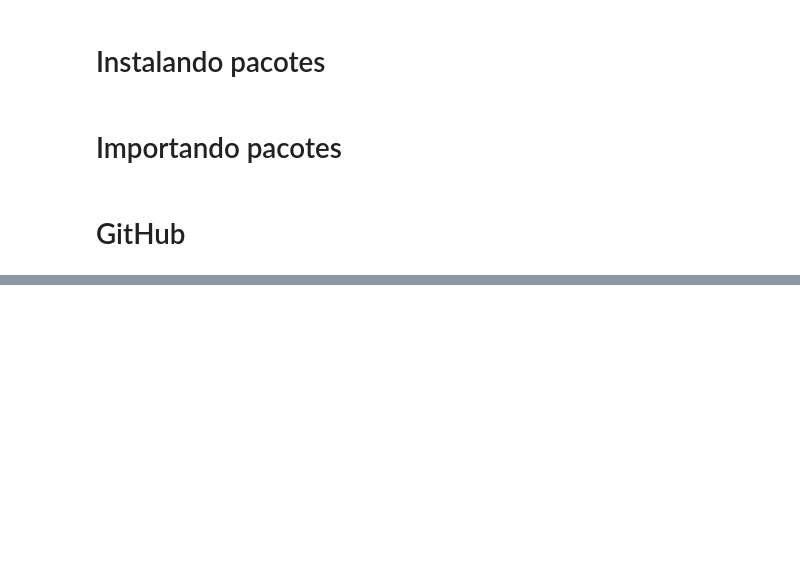
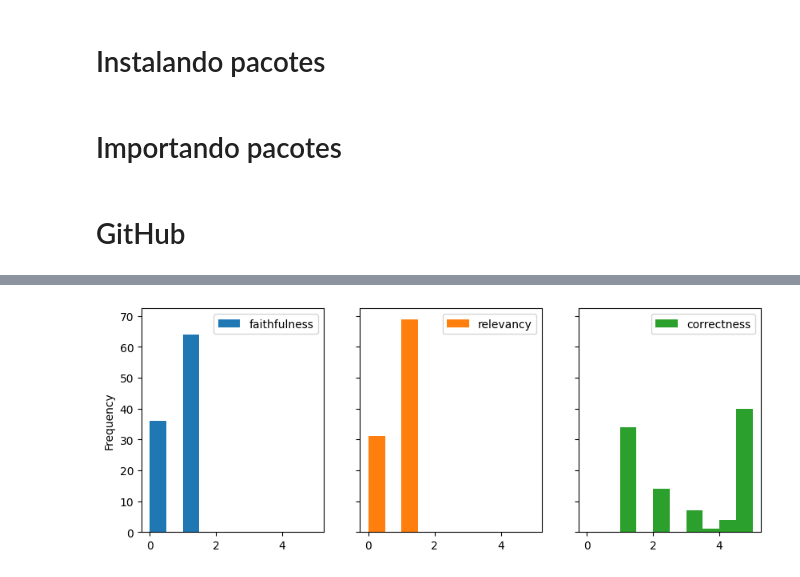
Before and after one commit to rsabilio/ia024-projeto-rag, a Jupyter notebook: 4_rag_recursive_retriever.ipynb, the cells around one changed output, grey strips where cells are left out. Drawn from its saved outputs; the diff is of its cells as text; code cells hidden in the pictures; blank space fills up the shorter version.

```diff
--- a/4_rag_recursive_retriever.ipynb
+++ b/4_rag_recursive_retriever.ipynb
@@ -646,0 +669,3 @@ all_no
+# %%
+df = pd.read_csv(f"{DATA_DIR}/3-questions_answers/test_dataset_100.csv")
+df
@@ -646,0 +686,27 @@ all_no
+# %%
+if os.path.exists(f"{DATA_DIR}/5-evaluations/results-query-recursive.pkl"):
+    with open(f"{DATA_DIR}/5-evaluations/results-query-recursive.pkl", "rb") as f:
+        dados_consultas = pickle.load(f)
+else:
+    dados_consultas = []
+
+for index, row in df[71:].iterrows():
+    print(f"Consultando indice: {index}")
+    result       = {}
+    query        = row['question']
+    ground_truth = f"{row['answer']} \nFonte: {row['reference']}"
+
+    result['index']        = index
+    result['question']     = query
+    result['ground_truth'] = ground_truth
+
+    # Fazendo consulta
+    response           = query_engine_with_rerank.query(query)
+    result['response'] = response
+
+    dados_consultas.append(result)
+    with open(f"{DATA_DIR}/5-evaluations/results-query-recursive.pkl", "wb") as f:
+        pickle.dump(dados_consultas, f)
+
+    if index % 3 == 0:
+      save_on_git(f"Salvando os dados das consultas usando Rerank/RecursiveRetrieval. Amostra: {index}")
@@ -646,0 +850,5 @@ all_no
+# %%
+with open(f"{DATA_DIR}/5-evaluations/results-eval-recursive.pkl", "rb") as f:
+  resultados = pickle.load(f)
+
+resultados
@@ -646,0 +873,4 @@ all_no
+# %%
+df_resultados = pd.DataFrame(resultados).drop(columns='index')
+df_resultados.to_csv(f"{DATA_DIR}/5-evaluations/eval_recursive.csv", index=False)
+df_resultados
@@ -646,0 +922,4 @@ all_no
+# %%
+df_resultados.plot(kind='hist', subplots=True, layout=(2, 3), figsize=(10, 8), sharey=True);
+# %% [output]
+[figure, added]
```
Also changed, not shown: parts of 69 cells of this notebook.
